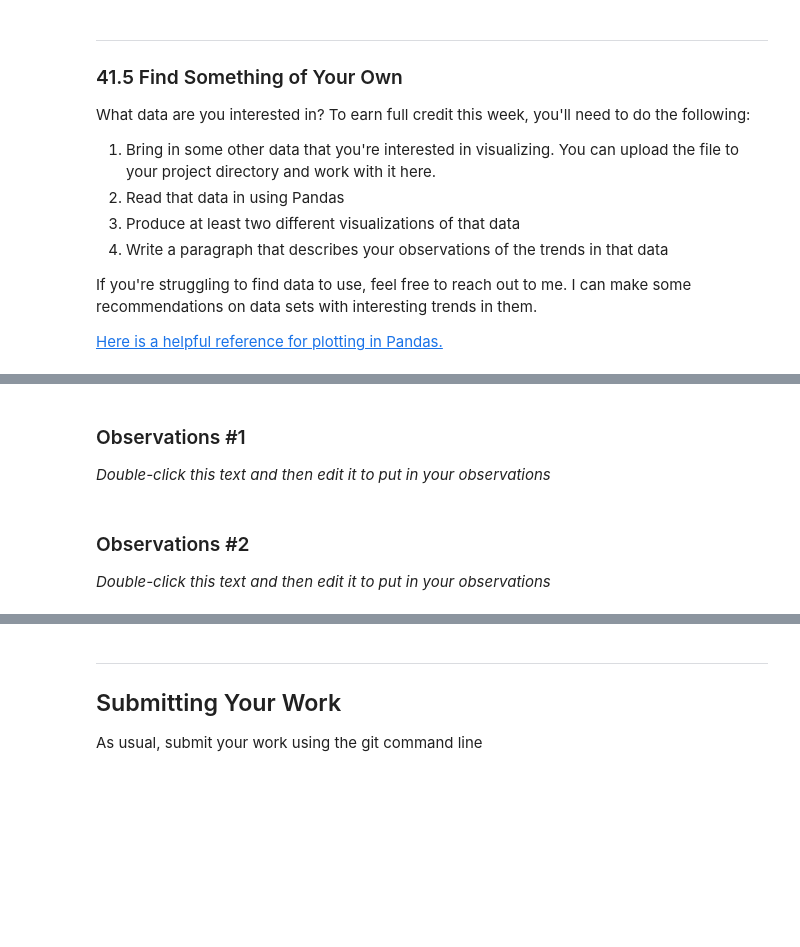
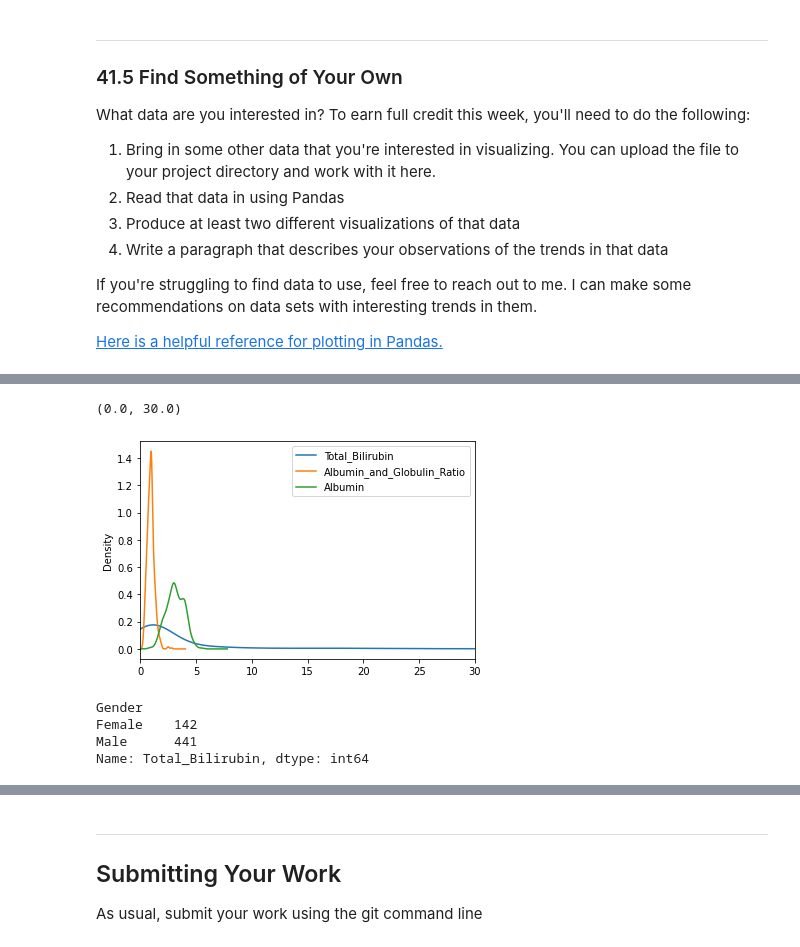
Before and after one commit to athangallapelli/hds5210-2022, a Jupyter notebook: week09/week09_assignment_2.ipynb, the cells around one changed output, grey strips where cells are left out. Drawn from its saved outputs; the diff is of its cells as text; code cells hidden in the pictures; blank space fills up the shorter version.

```diff
--- a/week09/week09_assignment_2.ipynb
+++ b/week09/week09_assignment_2.ipynb
@@ -225,6 +289,7 @@ If you're struggling to find data to use, feel free to reach out to me.  I can m
 # %%
-# Your code here to do a first visualization...
+# More code here to do a second visualization...
+graph1 = ds[['Total_Bilirubin','Albumin_and_Globulin_Ratio','Albumin']].plot.kde()
+graph1.set_xlim(0,30)
+# %% [output]
+(0.0, 30.0)
+[figure, added]
-# %% [markdown]
-### Observations #1
-
-_Double-click this text and then edit it to put in your observations_
@@ -233,4 +296,7 @@ _Double-click this text and then edit it to put in your observations_
-# %% [markdown]
-### Observations #2
-
-_Double-click this text and then edit it to put in your observations_
+# %%
+ds.groupby(['Gender'])['Total_Bilirubin'].count()
+# %% [output]
+Gender
+Female    142
+Male      441
+Name: Total_Bilirubin, dtype: int64
```
Also changed, not shown: parts of 20 cells of this notebook.
